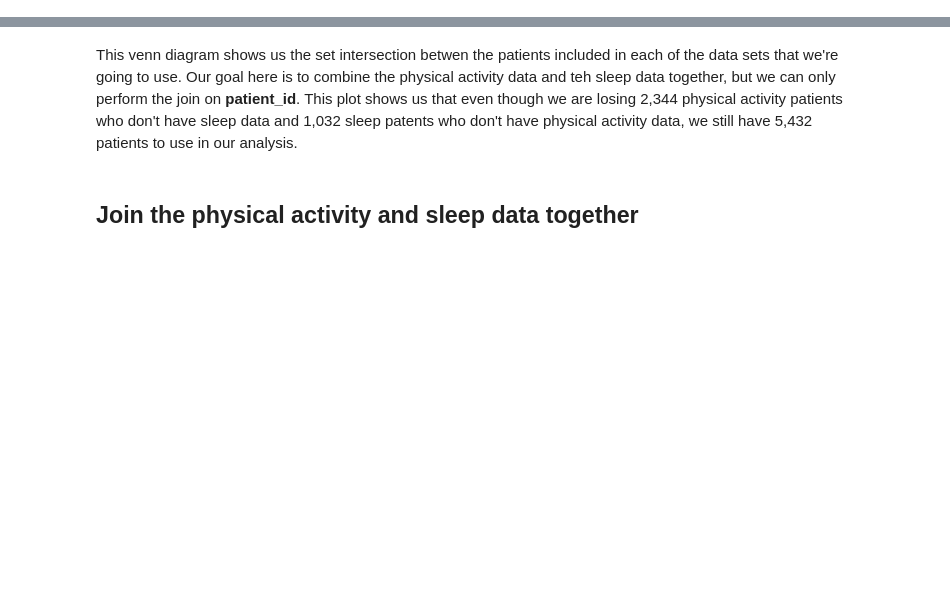
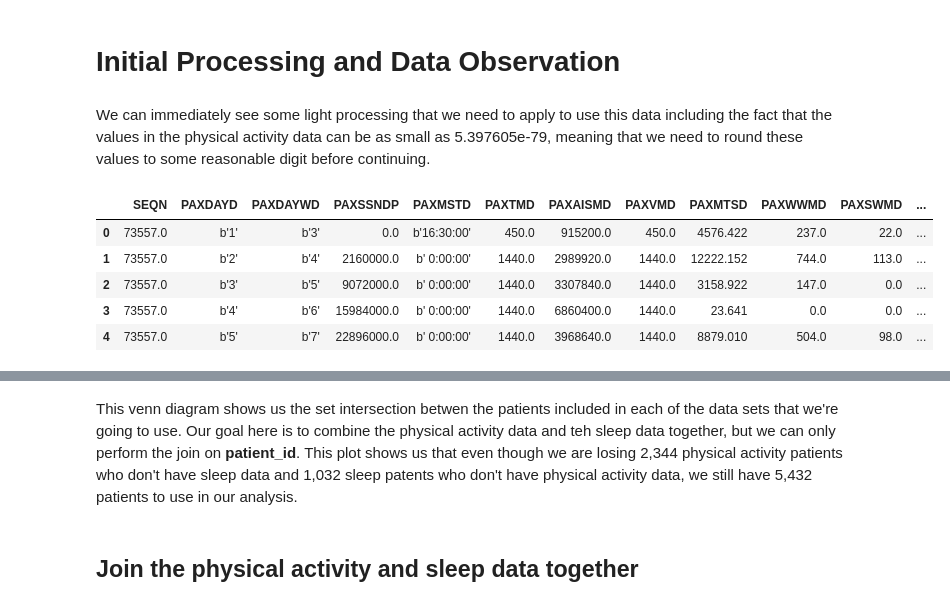
Before and after one commit to spencerbertsch1/DS4H, a Jupyter notebook: notebooks/DS4H_EDA.ipynb, the cells around one changed output, grey strips where cells are left out. Saved outputs shown, nothing was run; the diff lists cells and outputs as text; code cells hidden in the pictures; blank space fills up the shorter version.

```diff
--- a/notebooks/DS4H_EDA.ipynb
+++ b/notebooks/DS4H_EDA.ipynb
@@ -88,0 +74,14 @@ df_sleep
+# %% [markdown]
+# Initial Processing and Data Observation
+# %% [markdown]
+We can immediately see some light processing that we need to apply to use this data including the fact that the values in the physical activity data can be as small as 5.397605e-79, meaning that we need to round these values to some reasonable digit before continuing.
+# %%
+df_active = round(df_active, 6)
+df_active.head(5)
+# %% [output]
+|  | SEQN | PAXDAYD | PAXDAYWD | PAXSSNDP | PAXMSTD | PAXTMD | PAXAISMD | PAXVMD | PAXMTSD | PAXWWMD | PAXSWMD | ... |
+| 0 | 73557.0 | b'1' | b'3' | 0.0 | b'16:30:00' | 450.0 | 915200.0 | 450.0 | 4576.422 | 237.0 | 22.0 | ... |
+| 1 | 73557.0 | b'2' | b'4' | 2160000.0 | b' 0:00:00' | 1440.0 | 2989920.0 | 1440.0 | 12222.152 | 744.0 | 113.0 | ... |
+| 2 | 73557.0 | b'3' | b'5' | 9072000.0 | b' 0:00:00' | 1440.0 | 3307840.0 | 1440.0 | 3158.922 | 147.0 | 0.0 | ... |
+| 3 | 73557.0 | b'4' | b'6' | 15984000.0 | b' 0:00:00' | 1440.0 | 6860400.0 | 1440.0 | 23.641 | 0.0 | 0.0 | ... |
+| 4 | 73557.0 | b'5' | b'7' | 22896000.0 | b' 0:00:00' | 1440.0 | 3968640.0 | 1440.0 | 8879.010 | 504.0 | 98.0 | ... |
```
Also changed, not shown: parts of 34 cells of this notebook.
